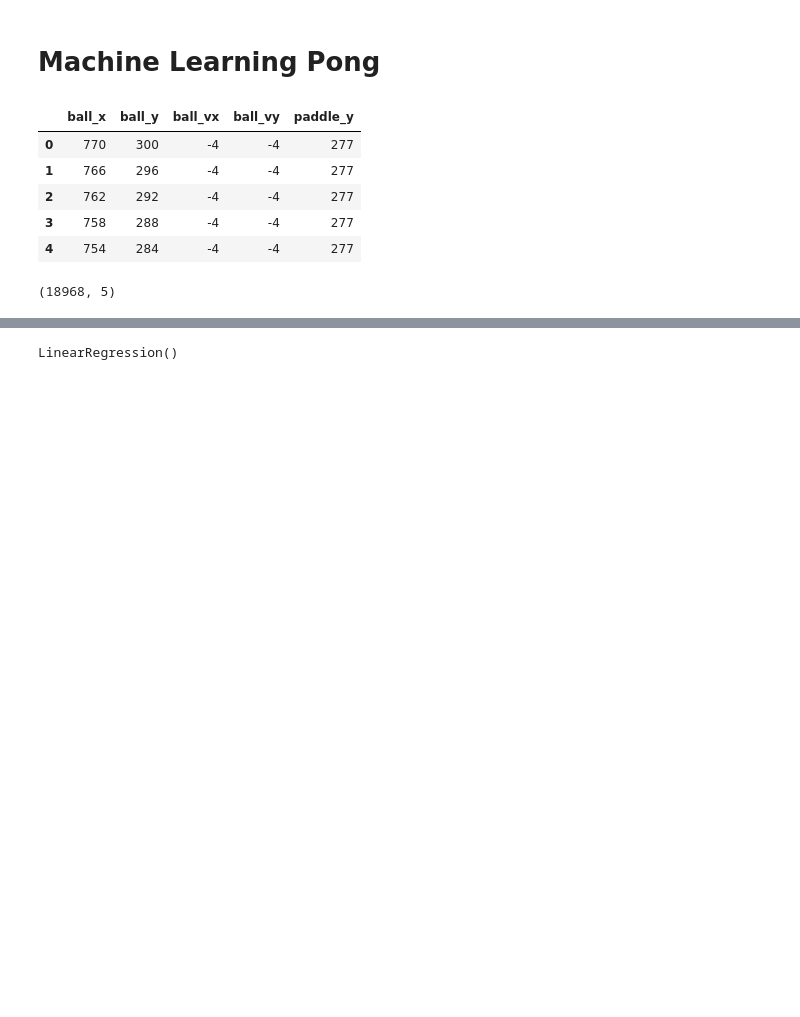
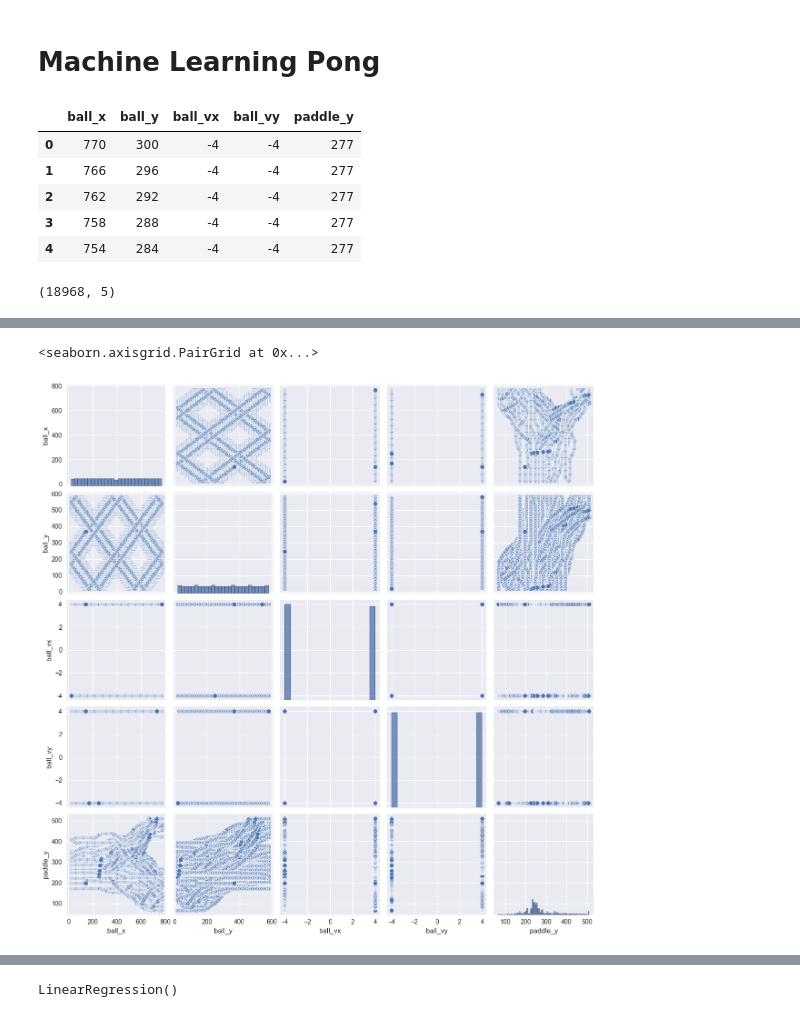
Before and after one commit to mgmytrasiewicz/pygame-pong-v2, a Jupyter notebook: ml-pong.ipynb, the cells around one changed output, grey strips where cells are left out. Cells and saved outputs as stored; diff of their text form; code cells hidden in the pictures; blank space fills up the shorter version.

```diff
--- a/ml-pong.ipynb
+++ b/ml-pong.ipynb
@@ -31,2 +31,7 @@ df.describe()
 # %%
 df.dropna(inplace=True)
+# %%
+sns.pairplot(df)
+# %% [output]
+<seaborn.axisgrid.PairGrid at 0x...>
+[figure, added]
```
Also changed, not shown: parts of 12 cells of this notebook, 2 other files.
